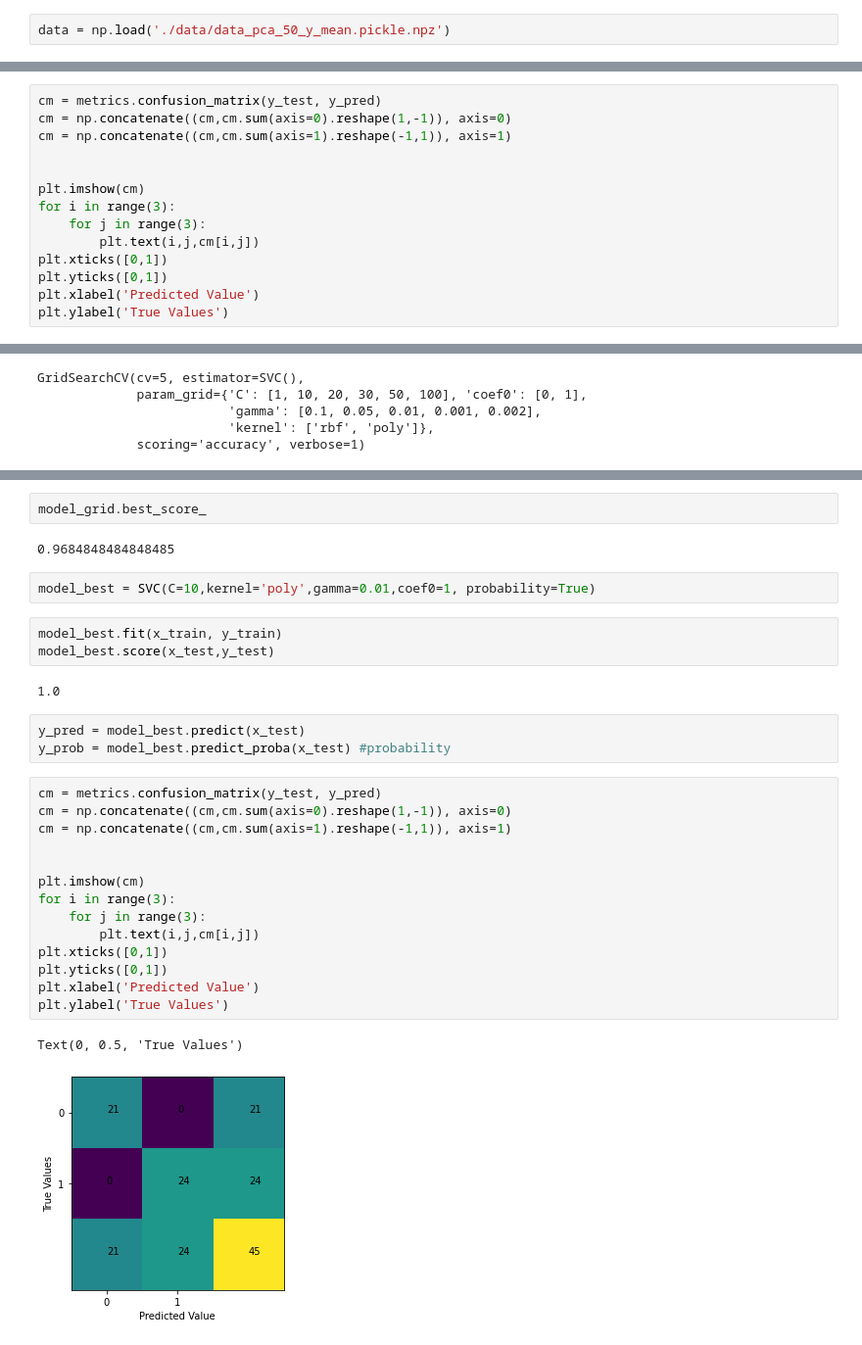
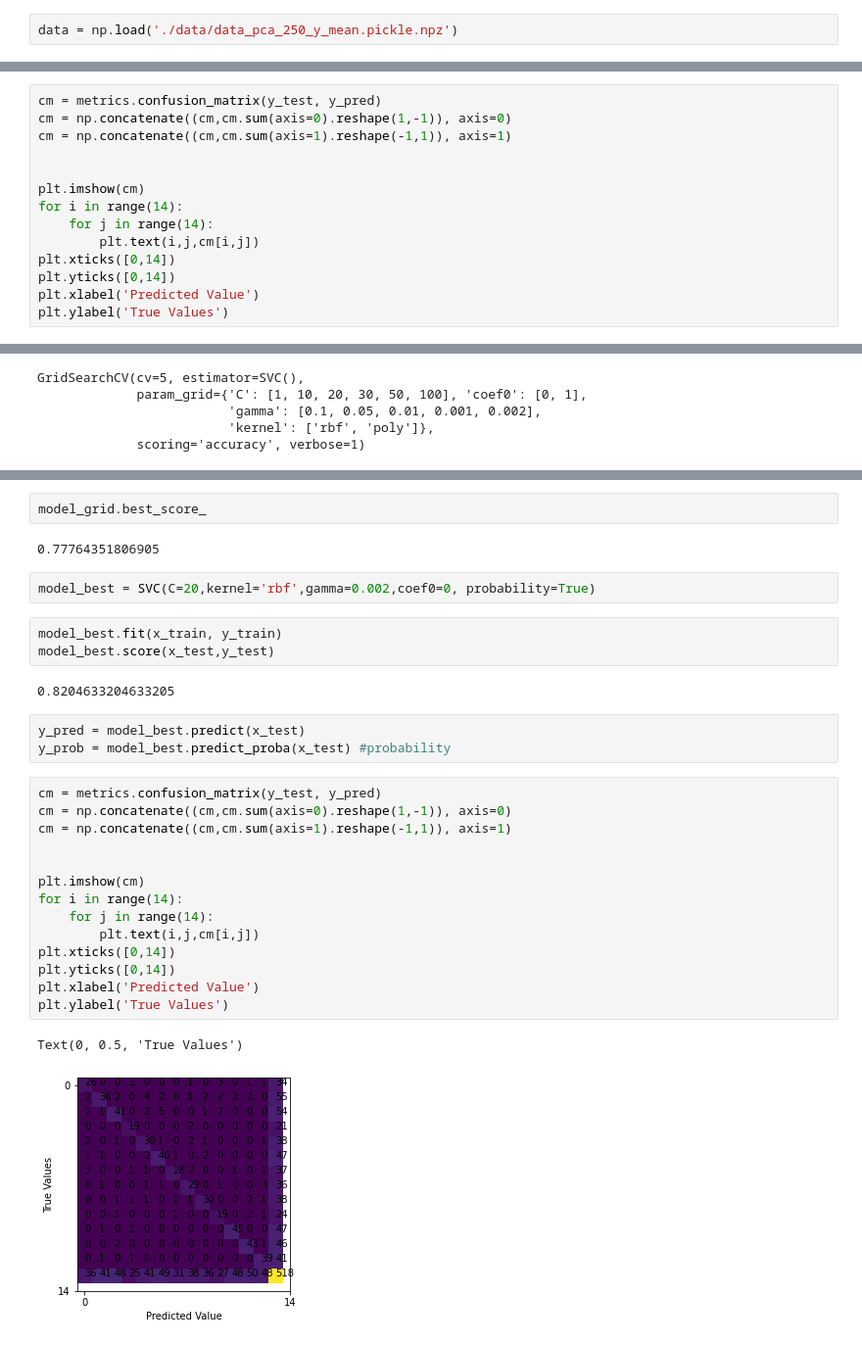
Before and after one commit to voss-m/Machine_Learning_project, a Jupyter notebook: ml_model.ipynb, the cells around one changed output, grey strips where cells are left out. Shown at 98% size. Saved outputs shown, nothing was run; the diff lists cells and outputs as text.

Commit message:
Analiza modelu

```diff
--- a/ml_model.ipynb
+++ b/ml_model.ipynb
@@ -14,5 +20,5 @@ data_14400_norm.npz            df_images_120_120.pickle
 # %%
-data = np.load('./data/data_pca_50_y_mean.pickle.npz')
+data = np.load('./data/data_pca_250_y_mean.pickle.npz')
 # %%
 X = data['arr_0']
 y = data['arr_1']
@@ -60,11 +66,11 @@ cm = np.concatenate((cm,cm.sum(axis=1).reshape(-1,1)), axis=1)
 
 
 plt.imshow(cm)
-for i in range(3):
-    for j in range(3):
+for i in range(14):
+    for j in range(14):
         plt.text(i,j,cm[i,j])
-plt.xticks([0,1])
-plt.yticks([0,1])
+plt.xticks([0,14])
+plt.yticks([0,14])
 plt.xlabel('Predicted Value')
 plt.ylabel('True Values')
 # %% [output]
@@ -121,32 +131,32 @@ model_grid.best_params_
 # %%
 model_grid.best_score_
 # %% [output]
-0.9684848484848485
+0.77764351806905
 # %%
-model_best = SVC(C=10,kernel='poly',gamma=0.01,coef0=1, probability=True)
+model_best = SVC(C=20,kernel='rbf',gamma=0.002,coef0=0, probability=True)
 # %%
 model_best.fit(x_train, y_train)
 model_best.score(x_test,y_test)
 # %% [output]
-1.0
+0.8204633204633205
 # %%
 y_pred = model_best.predict(x_test)
 y_prob = model_best.predict_proba(x_test) #probability
 # %%
 cm = metrics.confusion_matrix(y_test, y_pred)
 cm = np.concatenate((cm,cm.sum(axis=0).reshape(1,-1)), axis=0)
 cm = np.concatenate((cm,cm.sum(axis=1).reshape(-1,1)), axis=1)
 
 
 plt.imshow(cm)
-for i in range(3):
-    for j in range(3):
+for i in range(14):
+    for j in range(14):
         plt.text(i,j,cm[i,j])
-plt.xticks([0,1])
-plt.yticks([0,1])
+plt.xticks([0,14])
+plt.yticks([0,14])
 plt.xlabel('Predicted Value')
 plt.ylabel('True Values')
 # %% [output]
 Text(0, 0.5, 'True Values')
-[figure, old version]
+[figure, new version]
 # %%
```
Also changed, not shown: parts of 13 cells of this notebook.
